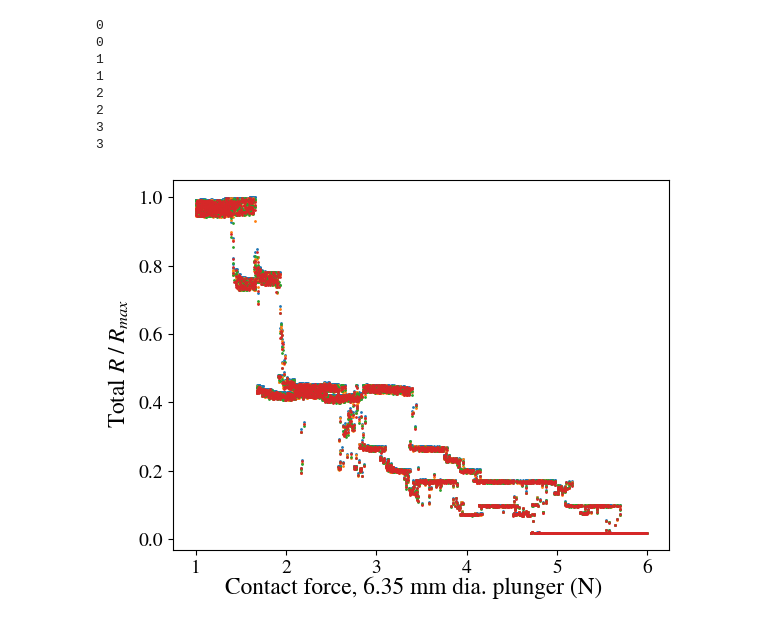
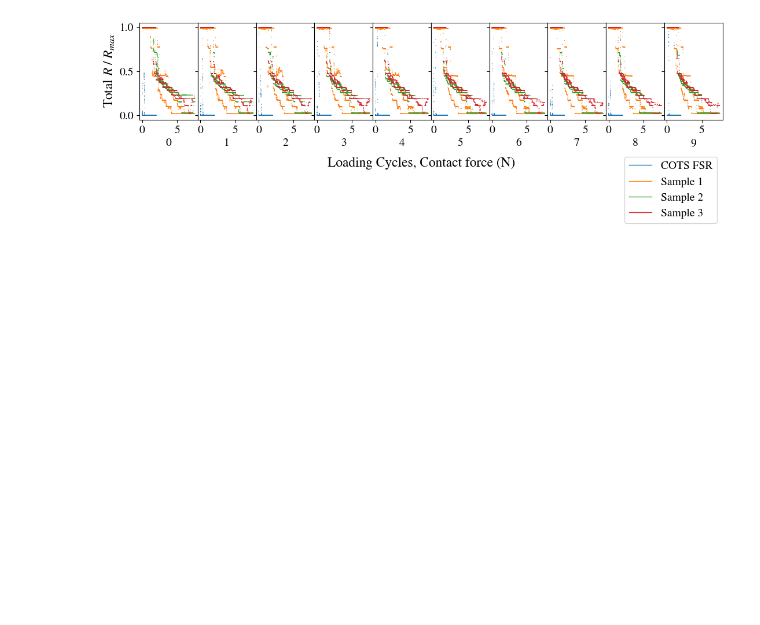
Before and after one commit to lrizvi/exported, a Jupyter notebook: plots/60_v2_sensors/60_v2_sensors.ipynb, the cells around one changed output. Drawn from its saved outputs; the diff is of its cells as text; code cells hidden in the pictures; blank space fills up the shorter version.

Commit message:
added force plots

```diff
--- a/plots/60_v2_sensors/60_v2_sensors.ipynb
+++ b/plots/60_v2_sensors/60_v2_sensors.ipynb
@@ -121,43 +137,46 @@ for i in range(1,4):
 # %%
 mpl.rcParams['font.size']        = 14
 mpl.rcParams['font.family']      = 'STIXGeneral'
 mpl.rcParams['mathtext.fontset'] = 'stix'
 
+# Style figure, axes
 fig, axes = plt.subplots(ncols=1+max([dat.dq.Cycle.max() for dat in data]), sharey=True, squeeze=False)
+fig.subplots_adjust(wspace=0, hspace=0)
+fig.set_size_inches(13, 3.5)
+# Style axes labels
+for ax, i in zip(axes[0,:], itertools.count()):
+    ax.set_box_aspect(5/3)
+    ax.set_xlabel(i)
+fig.supxlabel('Loading Cycles, Contact force (N)')
+fig.supylabel('Total $R\\;/\\;R_{max}$', x=0.075)
+# Style legend
+fig.legend(
+    [axes[0, 0].plot(np.NaN, np.NaN, lw=1, color=palette[i])[0] for i in range(len(data))],
+    [dat.label for dat in data],
+    loc='upper right',
+    bbox_to_anchor=[0.9, 0.1],
+)
+
+#fig.legend([axes[0].plot(np.NaN, np.NaN, lw=1, color=palette[i])[0] for i in range(3)], [f'Cycle {i+1}' for i in range(3)], bbox_to_anchor=[1.14, -0.125], loc='lower right')#bbox_to_anchor=[0.3, 0.875], loc='upper center')
 
 for dat, i in zip(data, itertools.count()):
     for (cycle, loading), df in dat.dq.dropna().groupby(['Cycle', 'Loading']):
-        axes[0, cycle].scatter(df.Force, df.ResNorm, c=palette[i], s=1)
-        print(i)
+        axes[0, cycle].scatter(df.Force, df.ResNorm, marker='.', c=palette[i], edgecolor='none', s=2.5)
 
 # Plot COTS FSR R/P
 # for (cycle, loading), gf in data[1].dfdq.dropna().groupby(['Cycle', 'Loading']):
 #     if cycle == 2:
 #         plot = axes[1].plot(gf.Pressure, gf.Resistance, lw=1, color=palette[1], label='COTS FSR')
 #         if loading:
 #             lines += plot
 
 # TODO Draw pressure bounds
 
 # Draw loading/unloading arrows
 axes[0, 0].annotate('Loading', xytext=(-2, 0.4), xy=(8, -0.1), arrowprops=dict(arrowstyle='-|>', color='black'))
 axes[0, 0].annotate('Unloading', xytext=(27, 1.8), xy=(24, 2.4), arrowprops=dict(arrowstyle='-|>', color='black'))
 
-# Style axes
-fig.supxlabel('Contact force, 6.35 mm dia. plunger (N)')
-fig.supylabel('Total $R\\;/\\;R_{max}$')
-
-# TODO Style legend
-
-plt.savefig('plot.png', dpi=600, bbox_inches='tight')
+plt.savefig('plot.png', dpi=900, bbox_inches='tight')
 plt.show()
 # %% [output]
-0
-0
-1
-1
-2
-2
-3
-3
-[figure, old version]
+[figure, new version]
```
Also changed, not shown: parts of 1 cell of this notebook, 22 other files.
